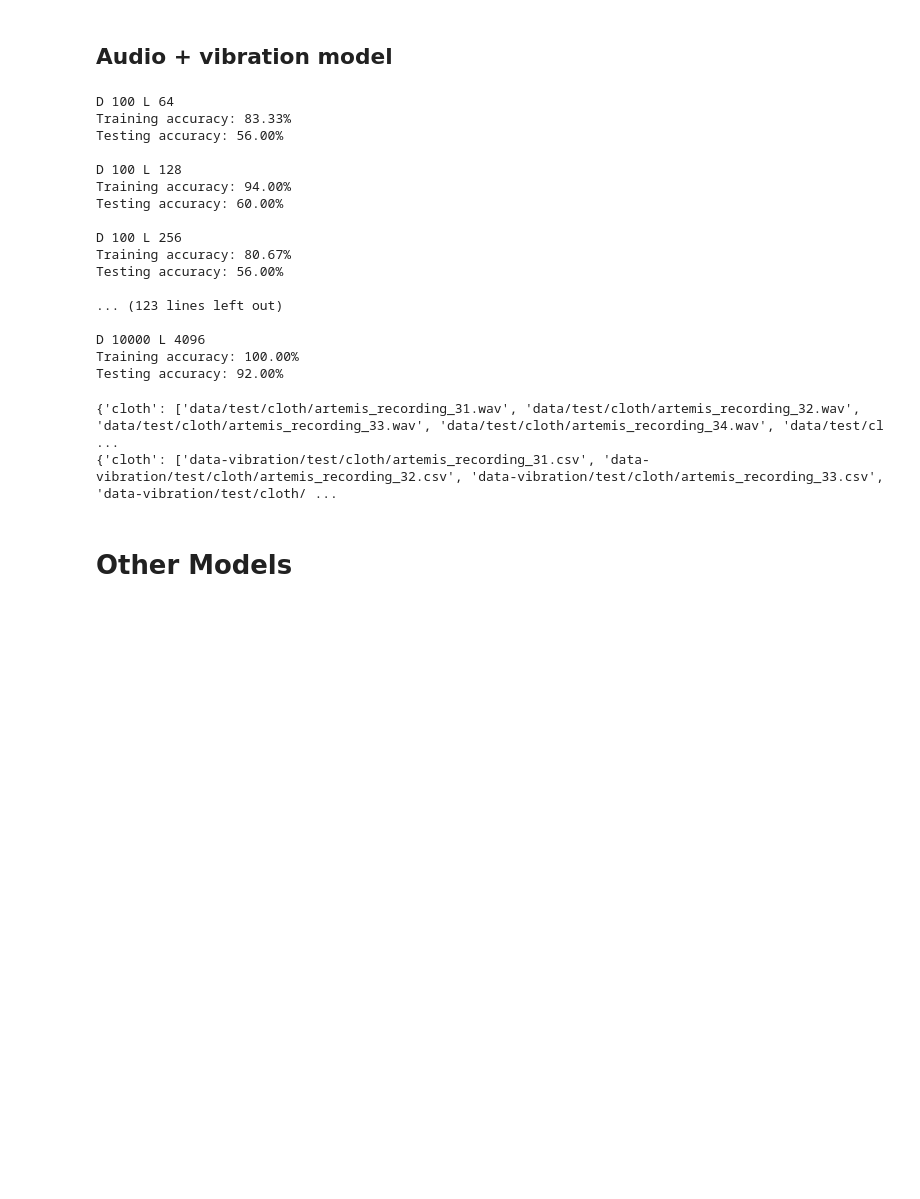
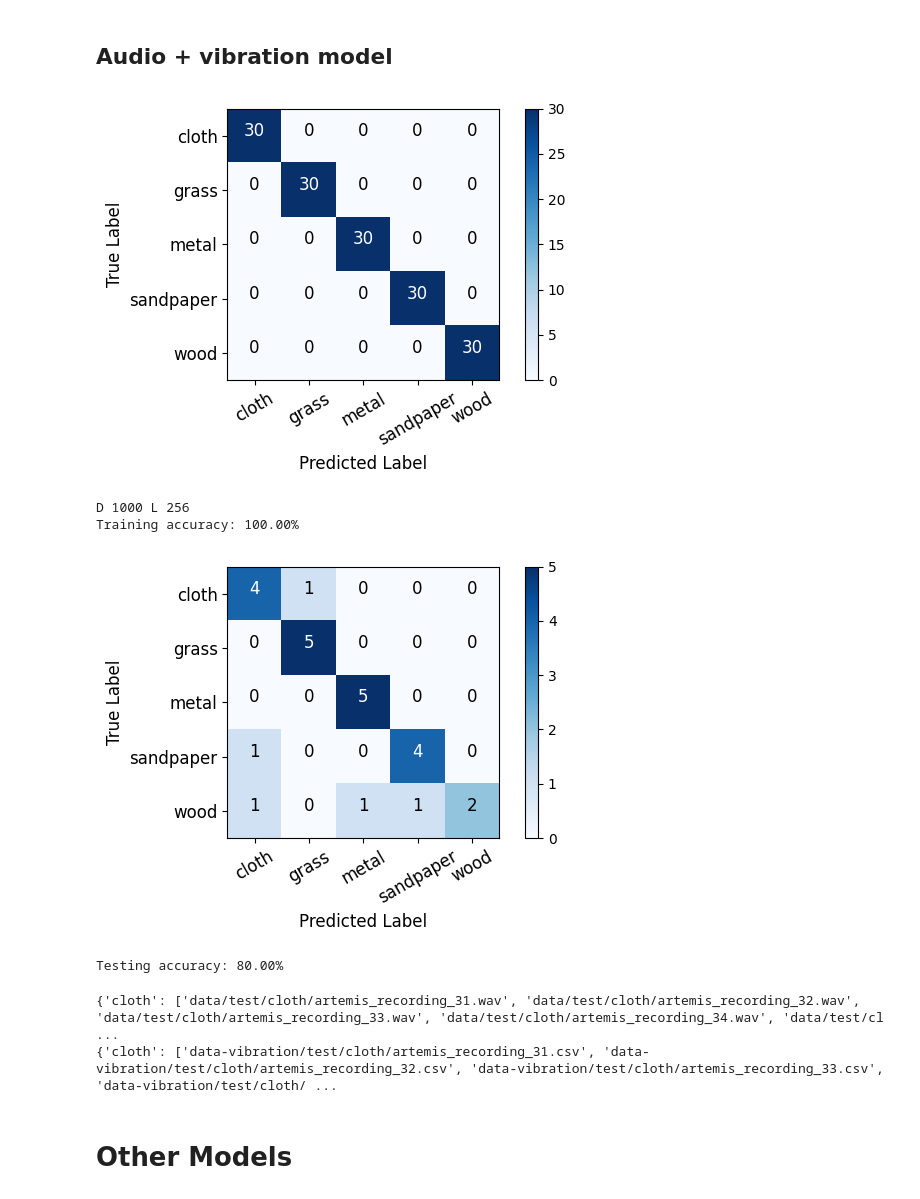
Before and after one commit to sevenseasofbri/terrain-classifier, a Jupyter notebook: hdc/test.ipynb, the cells around one changed output. Cells and saved outputs as stored; diff of their text form; code cells hidden in the pictures; blank space fills up the shorter version.

```diff
--- a/hdc/test.ipynb
+++ b/hdc/test.ipynb
@@ -841,8 +841,10 @@ D = 1000  # Hypervector dimensionality
 LEVELS = 128 # quantization levels
 np.random.seed(42)
 
-d = [100, 500, 1000, 5000, 10000]
-l = [64, 128, 256, 512, 1024, 2048, 4096]
+# d = [100, 500, 1000, 5000, 10000]
+d= [1000]
+l = [256]
+# l = [64, 128, 256, 512, 1024, 2048, 4096]
 
 
 for D in d:
@@ -864,50 +866,38 @@ for D in d:
         vectors = np.array(vectors)
         labels = np.array(labels)
 
 
         # create weights folder if it doesn't exist
         if not os.path.exists("weights/mix"):
             os.makedirs("weights/mix")
 
         # for i in range(20):
             # train the classifier
         # class_hvs = train_hd_classifier(vectors, labels, codebook, value_level_hvs, D, LEVELS, epochs=i)
         class_hvs = train_hd_classifier(vectors, labels, codebook, value_level_hvs, D, LEVELS, epochs=20)
 
         # # Save the trained model
         np.save("weights/mix/class_hvs.npy", class_hvs) # save class hypervectors
         np.save("weights/mix/codebook.npy", codebook) # save audio codebook
         np.save("weights/mix/vibration_codebook.npy", vibration_codebook) # save vibration codebook
         np.save("weights/mix/value_level_hvs.npy", value_level_hvs) # save value level hypervectors
         np.save("weights/mix/label_to_id.npy", label_to_id) # save label_to_id mapping
         np.save("weights/mix/id_to_label.npy", id_to_label) # save id_to_label mapping
         np.save("weights/mix/audio_dataset_min.npy", audio_dataset_min) # save audio dataset min
         np.save("weights/mix/audio_dataset_max.npy", audio_dataset_max) # save audio dataset max
         np.save("weights/mix/vibration_dataset_min.npy", vibration_dataset_min) # save dataset min
         np.save("weights/mix/vibration_dataset_max.npy", vibration_dataset_max) # save dataset max
         acc = evaluate_hd(vectors, labels, class_hvs)
         # print(f"Training accuracy: {acc * 100:.2f}%")
         print(f"\nD {D} L {LEVELS}\nTraining accuracy: {acc * 100:.2f}%")
         aud_vib_test()
         # print(f"Iteration {i + 1}  accuracy: {acc * 100:.2f}%")
 # %% [output]
+[figure, added]
-D 100 L 64
-Training accuracy: 83.33%
-Testing accuracy: 56.00%
-
-D 100 L 128
-Training accuracy: 94.00%
-Testing accuracy: 60.00%
-
-D 100 L 256
-Training accuracy: 80.67%
-Testing accuracy: 56.00%
-
-... (123 lines left out)
-
-D 10000 L 4096
+D 1000 L 256
 Training accuracy: 100.00%
-Testing accuracy: 92.00%
+[figure, added]
+Testing accuracy: 80.00%
 # %%
 def aud_vib_test():
     ### Load both datasets
```
Also changed, not shown: parts of 6 cells of this notebook, 1 other file.
